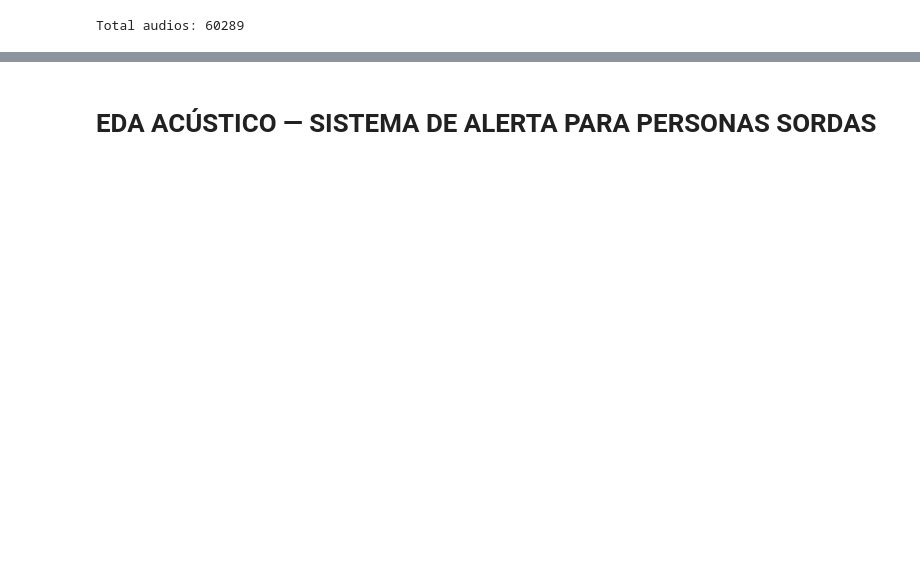
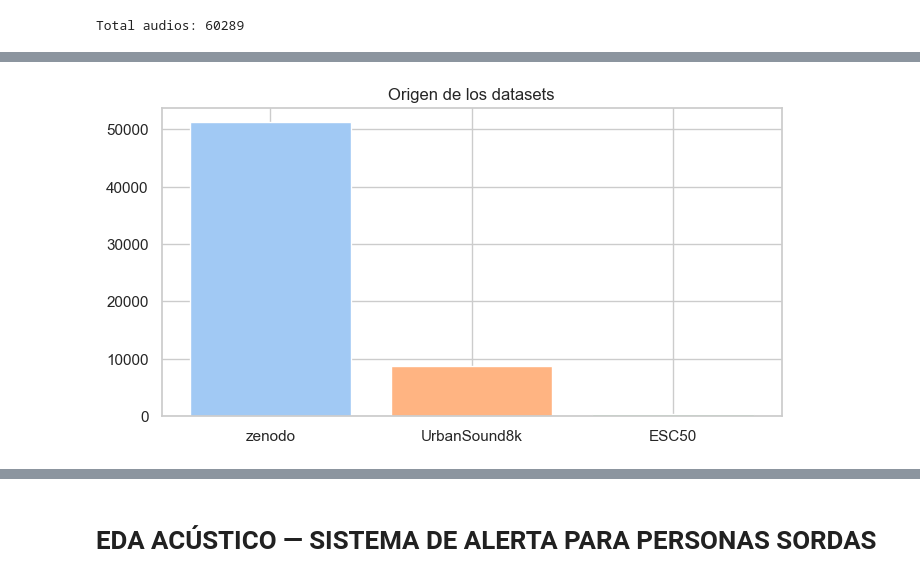
Before and after one commit to andrupax94/proyecto4geeks, a Jupyter notebook: notebooks/01_eda.ipynb, the cells around one changed output, grey strips where cells are left out. Cells and saved outputs as stored; diff of their text form; code cells hidden in the pictures; blank space fills up the shorter version.

```diff
--- a/notebooks/01_eda.ipynb
+++ b/notebooks/01_eda.ipynb
@@ -382,0 +158,16 @@ El análisis exploratorio se realizó sobre human_label para interpretar el comp
+# %%
+source_counts = eda["dataset_source"].value_counts()
+
+plt.figure(figsize=(8,4))
+
+plt.bar(
+    source_counts.index,
+    source_counts.values,
+    color=pastel_colors(len(source_counts))
+)
+
+plt.title("Origen de los datasets")
+
+plt.show()
+# %% [output]
+[figure, added]
```
Also changed, not shown: parts of 63 cells of this notebook.
